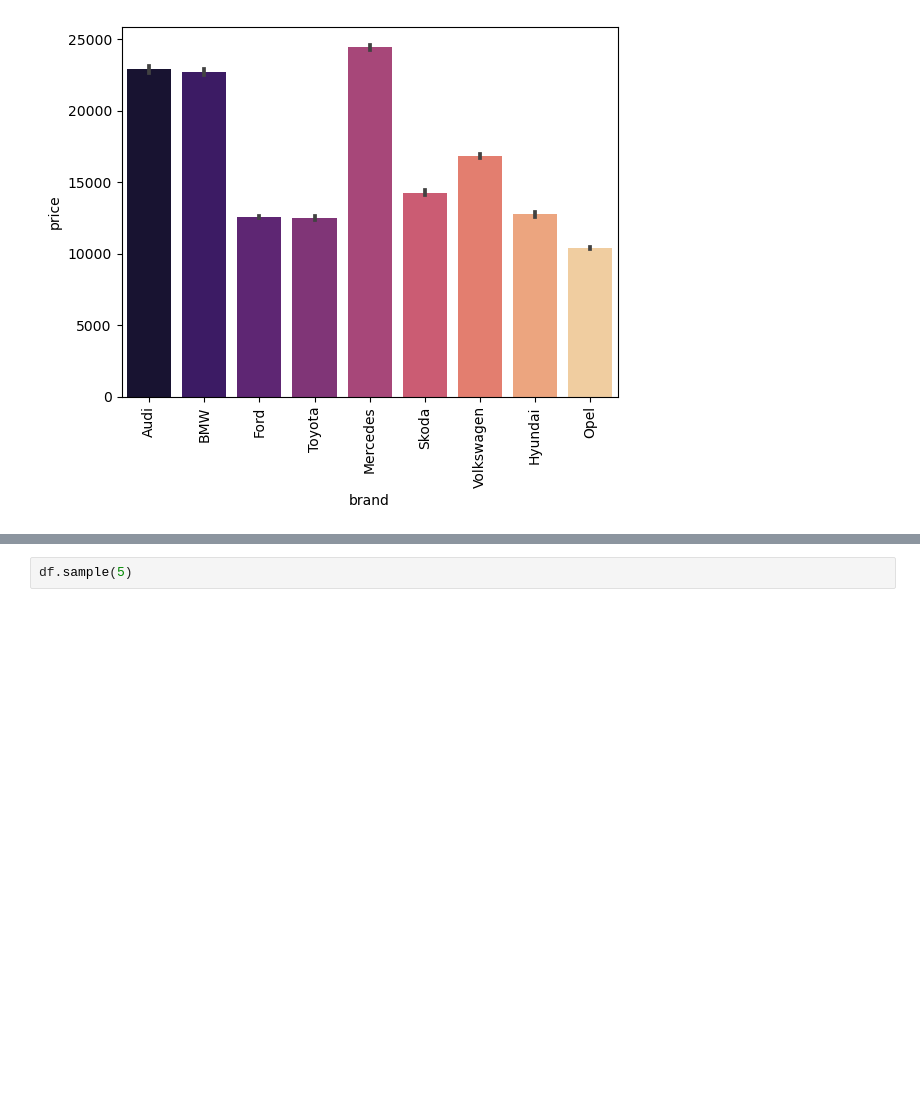
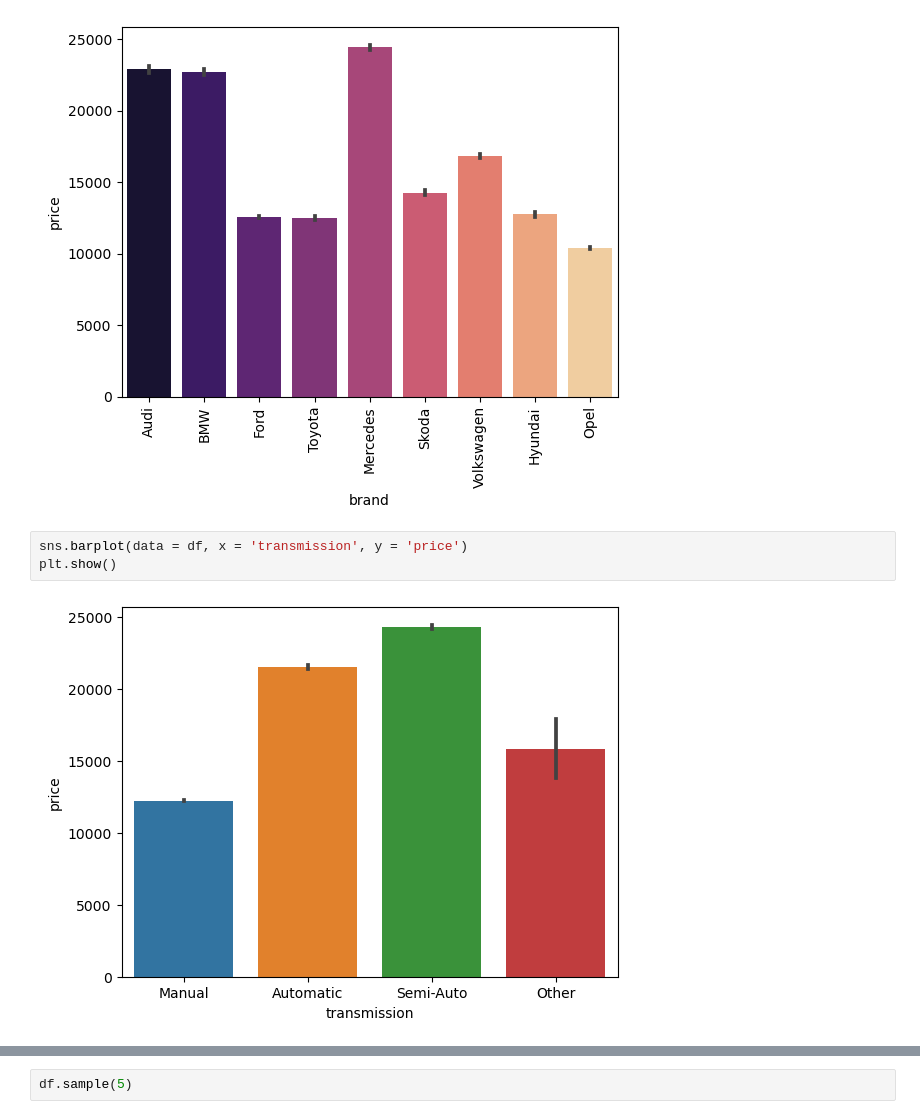
Before and after one commit to KishlakEnjoyer/MachineLearning_and_BigData, a Jupyter notebook: 4kurs/uk-used-cars-price-predict/UKCard_Price_predict_fullDataset.ipynb, the cells around one changed output, grey strips where cells are left out. Cells and saved outputs as stored; diff of their text form; blank space fills up the shorter version.

```diff
--- a/4kurs/uk-used-cars-price-predict/UKCard_Price_predict_fullDataset.ipynb
+++ b/4kurs/uk-used-cars-price-predict/UKCard_Price_predict_fullDataset.ipynb
@@ -312,3 +312,8 @@ plt.xticks(rotation = 'vertical')
 plt.show()
 # %% [output]
 [figure]
+# %%
+sns.barplot(data = df, x = 'transmission', y = 'price')
+plt.show()
+# %% [output]
+[figure, added]
```
Also changed, not shown: parts of 1 cell of this notebook.
